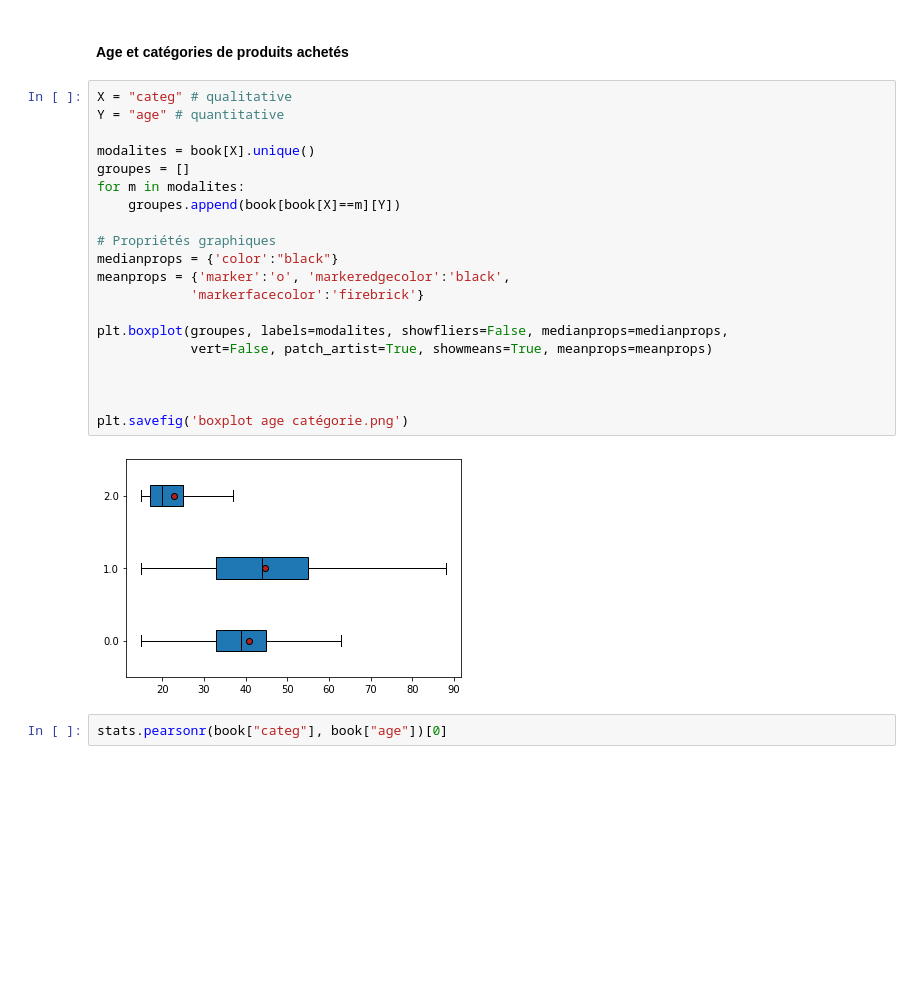
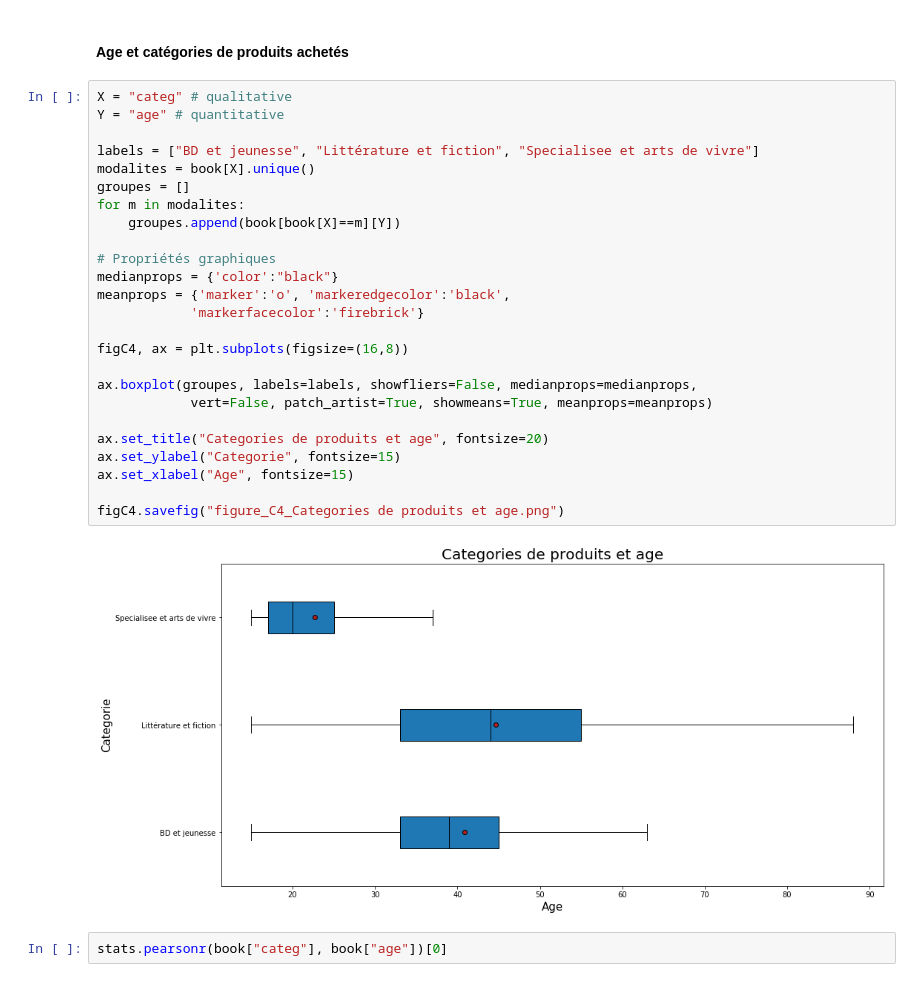
Before and after one commit to Sh4mSh4m/OCR_DA_proj4, a Jupyter notebook: Projet 4 - Analysez les ventes de votre entreprise.ipynb, the cells around one changed output. Cells and saved outputs as stored; diff of their text form; blank space fills up the shorter version.

```diff
--- a/Projet 4 - Analysez les ventes de votre entreprise.ipynb
+++ b/Projet 4 - Analysez les ventes de votre entreprise.ipynb
@@ -1622,25 +1681,30 @@ on merge sur session id et on filtre sur cette colonne et age
 # %%
 X = "categ" # qualitative
 Y = "age" # quantitative
 
+labels = ["BD et jeunesse", "Littérature et fiction", "Specialisee et arts de vivre"]
 modalites = book[X].unique()
 groupes = []
 for m in modalites:
     groupes.append(book[book[X]==m][Y])
 
 # Propriétés graphiques
 medianprops = {'color':"black"}
 meanprops = {'marker':'o', 'markeredgecolor':'black',
             'markerfacecolor':'firebrick'}
 
-plt.boxplot(groupes, labels=modalites, showfliers=False, medianprops=medianprops,
+figC4, ax = plt.subplots(figsize=(16,8))
+
+ax.boxplot(groupes, labels=labels, showfliers=False, medianprops=medianprops,
             vert=False, patch_artist=True, showmeans=True, meanprops=meanprops)
 
+ax.set_title("Categories de produits et age", fontsize=20)
+ax.set_ylabel("Categorie", fontsize=15)
+ax.set_xlabel("Age", fontsize=15)
 
-
-plt.savefig('boxplot age catégorie.png')
+figC4.savefig("figure_C4_Categories de produits et age.png")
 # %% [output]
-[figure, old version]
+[figure, new version]
 # %%
 stats.pearsonr(book["categ"], book["age"])[0]
 # %% [output]
```
Also changed, not shown: parts of 20 cells of this notebook, 18 other files.
